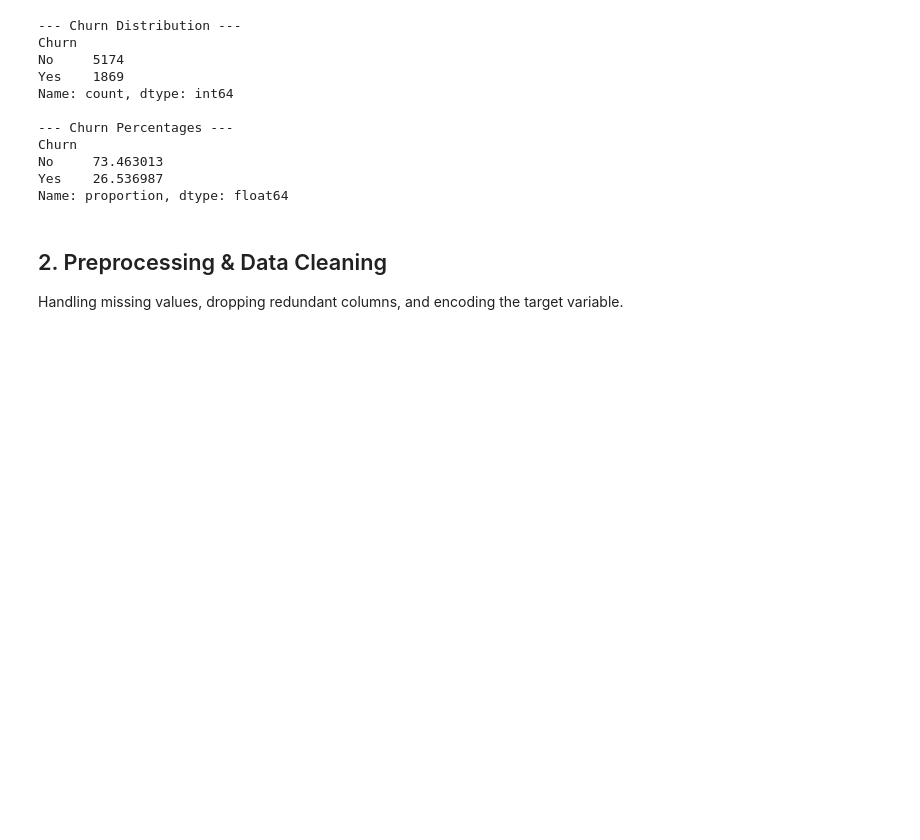
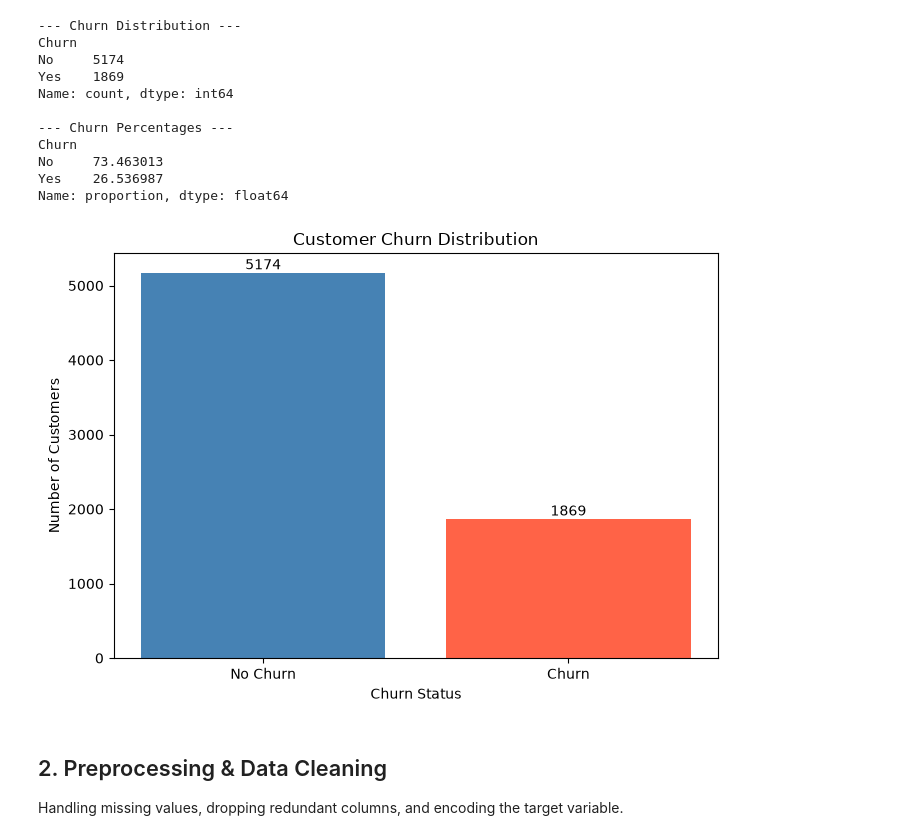
Before and after one commit to jnaneswar077/churn-prediction-mlops, a Jupyter notebook: notebooks/project_implementation.ipynb, the cells around one changed output. Drawn from its saved outputs; the diff is of its cells as text; code cells hidden in the pictures; blank space fills up the shorter version.

```diff
--- a/notebooks/project_implementation.ipynb
+++ b/notebooks/project_implementation.ipynb
@@ -72,6 +95,31 @@ Churn
 No     73.463013
 Yes    26.536987
 Name: proportion, dtype: float64
+# %%
+# Plot churn distribution
+churn_counts = df["Churn"].value_counts()
+churn_labels = ["No Churn", "Churn"]
+
+plt.figure(figsize=(7, 5))
+bars = plt.bar(churn_labels, churn_counts.values, color=["steelblue", "tomato"])
+
+plt.title("Customer Churn Distribution")
+plt.xlabel("Churn Status")
+plt.ylabel("Number of Customers")
+
+for bar in bars:
+    plt.text(
+        bar.get_x() + bar.get_width() / 2,
+        bar.get_height(),
+        f"{int(bar.get_height())}",
+        ha="center",
+        va="bottom"
+    )
+
+plt.tight_layout()
+plt.show()
+# %% [output]
+[figure, added]
 # %% [markdown]
 ## 2. Preprocessing & Data Cleaning
 Handling missing values, dropping redundant columns, and encoding the target variable.
```
Also changed, not shown: parts of 11 cells of this notebook, 4 other files.
